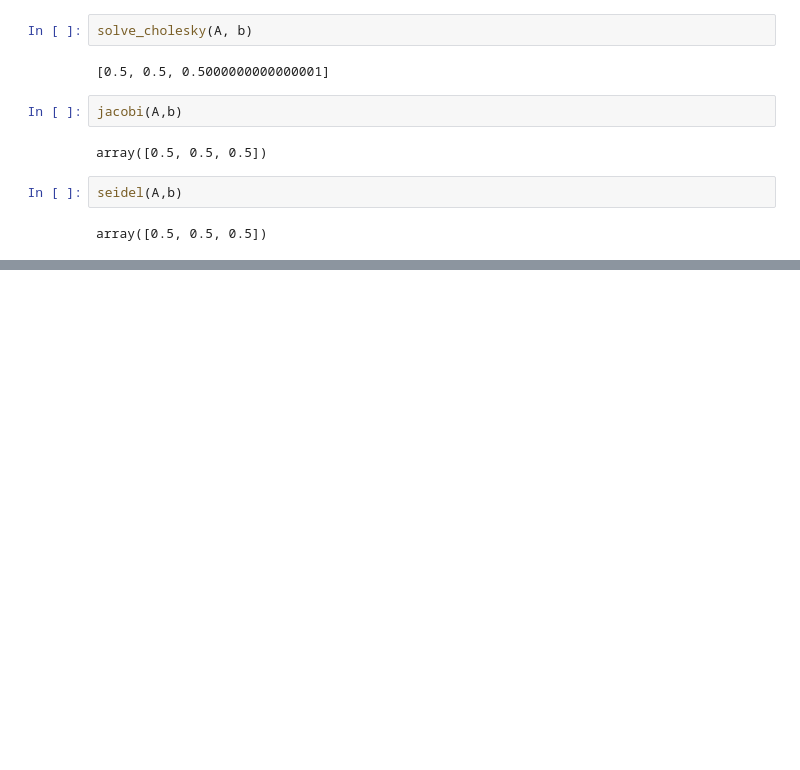
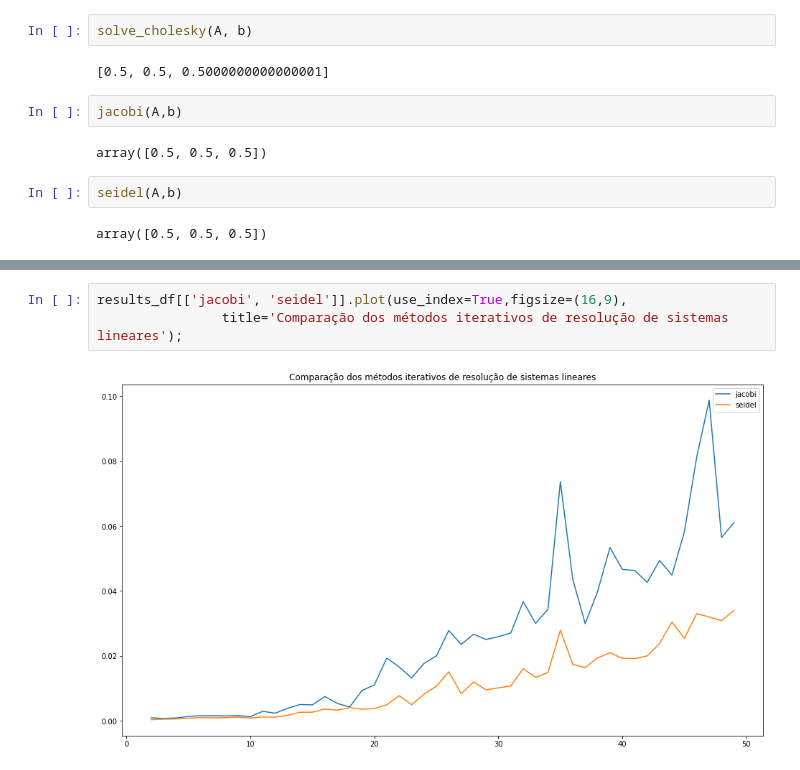
Before and after one commit to marinamachado/calculoNumerico, a Jupyter notebook: Sistemas lineares.ipynb, the cells around one changed output, grey strips where cells are left out. Saved outputs shown, nothing was run; the diff lists cells and outputs as text; blank space fills up the shorter version.

```diff
--- a/Sistemas lineares.ipynb
+++ b/Sistemas lineares.ipynb
@@ -692,0 +802,5 @@ array([0.5, 0.5, 0.5])
+# %%
+results_df[['jacobi', 'seidel']].plot(use_index=True,figsize=(16,9),
+                title='Comparação dos métodos iterativos de resolução de sistemas lineares');
+# %% [output]
+[figure, added]
```
Also changed, not shown: parts of 12 cells of this notebook.
